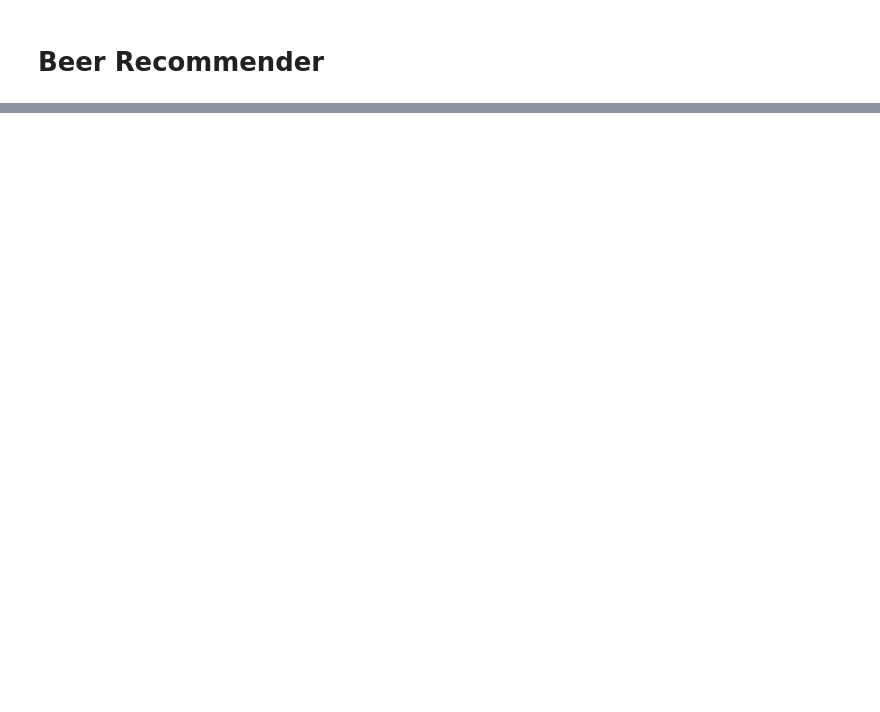
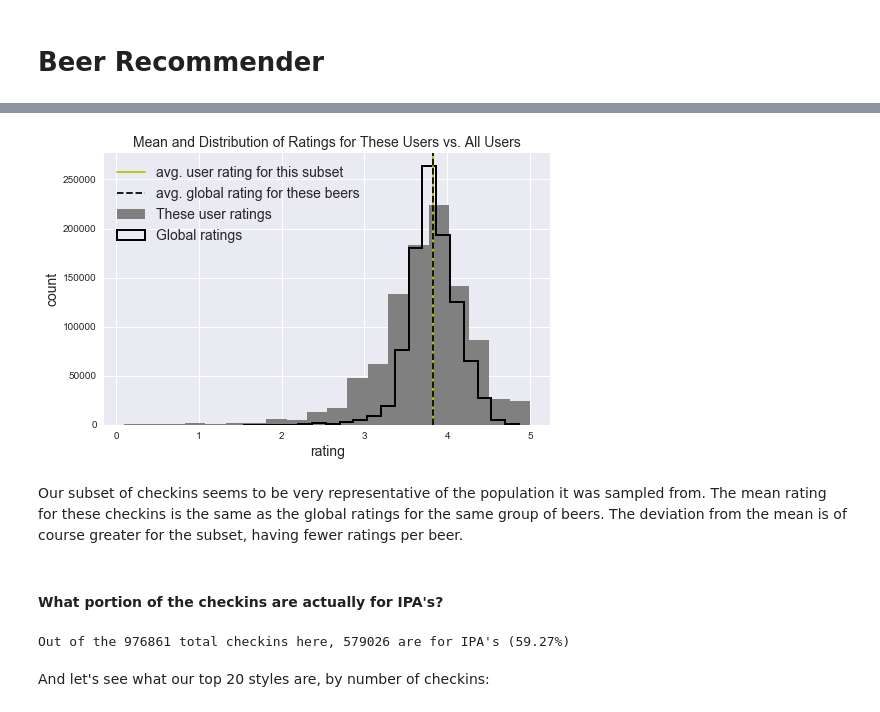
Before and after one commit to ebhtra/springboard, a Jupyter notebook: Beer_Recommender.ipynb, the cells around one changed output, grey strips where cells are left out. Saved outputs shown, nothing was run; the diff lists cells and outputs as text; code cells hidden in the pictures; blank space fills up the shorter version.

```diff
--- a/Beer_Recommender.ipynb
+++ b/Beer_Recommender.ipynb
@@ -10,0 +73,3 @@ Fortunately, the rise of the American IPA has coincided with the rise of social
+# %%
+checkins = pd.read_csv('checkins.csv')
+checkins.sample(3)
@@ -10,0 +87,27 @@ Fortunately, the rise of the American IPA has coincided with the rise of social
+# %%
+plt.figure(figsize=(8,5))
+plt.hist(checkins.rating_user, bins=20, color='grey', label='These user ratings')
+plt.hist(checkins.rating_global, histtype='step',
+         color='k', bins=20, label='Global ratings', lw=2)
+plt.xlabel('rating', fontsize=14)
+plt.ylabel('count', fontsize=14)
+plt.axvline(x=checkins.rating_user.mean(), color='y',
+            label='avg. user rating for this subset')
+plt.axvline(x=checkins.rating_global.mean(), linestyle='--',
+            label='avg. global rating for these beers', color='k')
+plt.title('Mean and Distribution of Ratings for These Users vs. All Users', fontsize=14)
+plt.legend(fontsize=14);
+# %% [output]
+[figure, added]
+# %% [markdown]
+Our subset of checkins seems to be very representative of the population it was sampled from.  The mean rating for these checkins is the same as the global ratings for the same group of beers.  The deviation from the mean is of course greater for the subset, having fewer ratings per beer.
+# %% [markdown]
+#### What portion of the checkins are actually for IPA's?
+# %%
+n_ipas = sum(checkins.beer_style.str.startswith('IPA'))
+print(f'Out of the {len(checkins)} total checkins here, \
+{n_ipas} are for IPA\'s ({np.round(100 * n_ipas / len(checkins), 2)}%)')
+# %% [output]
+Out of the 976861 total checkins here, 579026 are for IPA's (59.27%)
+# %% [markdown]
+And let's see what our top 20 styles are, by number of checkins:
```
Also changed, not shown: parts of 114 cells of this notebook.
